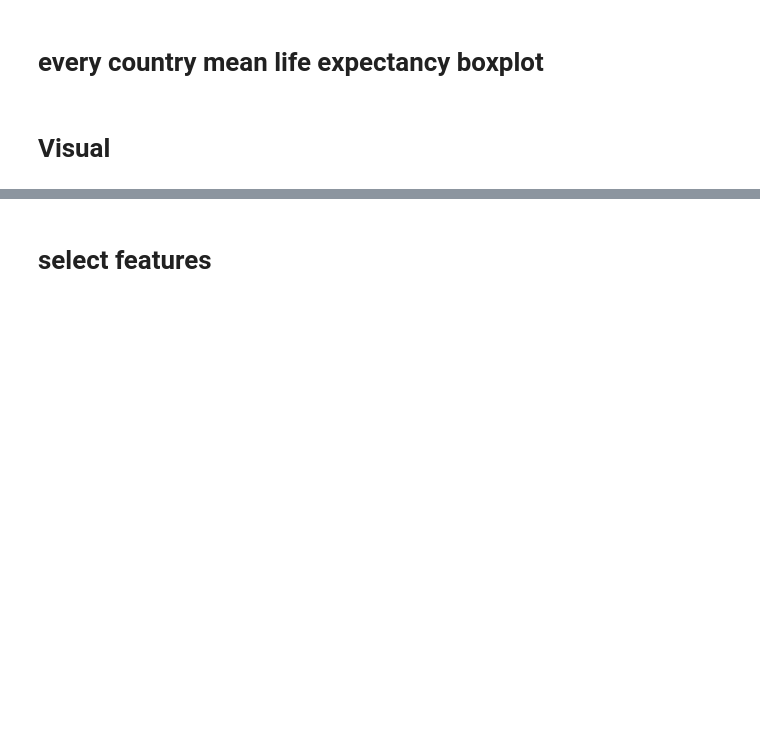
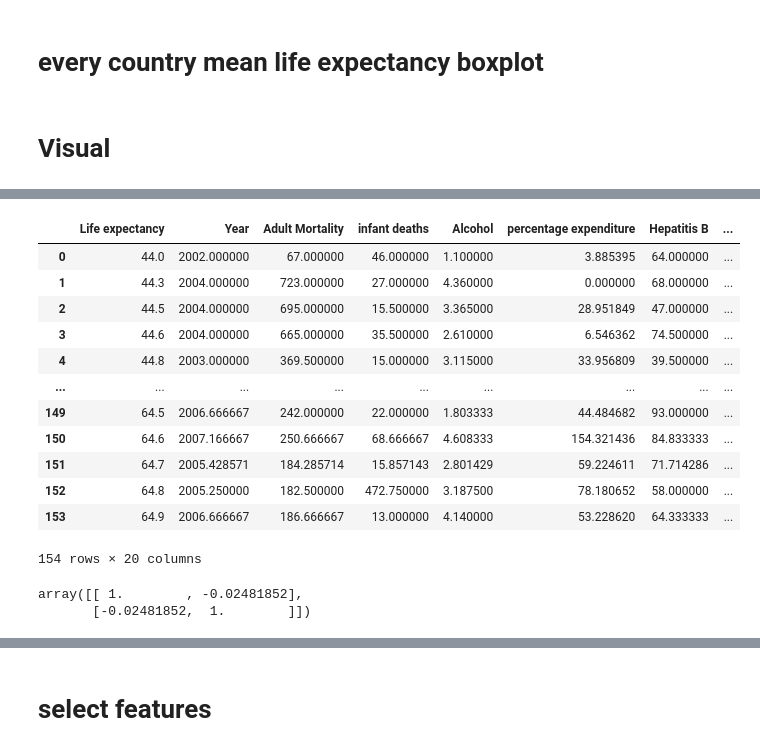
Before and after one commit to notfakearcher/yanjun, a Jupyter notebook: 01_topics/machine_learning/supervised_learning/life expectancy.ipynb, the cells around one changed output, grey strips where cells are left out. Drawn from its saved outputs; the diff is of its cells as text; code cells hidden in the pictures; blank space fills up the shorter version.

```diff
--- a/01_topics/machine_learning/supervised_learning/life expectancy.ipynb
+++ b/01_topics/machine_learning/supervised_learning/life expectancy.ipynb
@@ -129,0 +145,22 @@ life2 = life2.loc[:, cond1&cond2]
+# %%
+# mean values
+df_temp_mean  = (
+  df_temp.
+  groupby("Life expectancy ").
+  agg(np.mean)
+).reset_index()
+df_temp_mean
+# %% [output]
+|  | Life expectancy | Year | Adult Mortality | infant deaths | Alcohol | percentage expenditure | Hepatitis B | ... |
+| 0 | 44.0 | 2002.000000 | 67.000000 | 46.000000 | 1.100000 | 3.885395 | 64.000000 | ... |
+| 1 | 44.3 | 2004.000000 | 723.000000 | 27.000000 | 4.360000 | 0.000000 | 68.000000 | ... |
+| 2 | 44.5 | 2004.000000 | 695.000000 | 15.500000 | 3.365000 | 28.951849 | 47.000000 | ... |
+| 3 | 44.6 | 2004.000000 | 665.000000 | 35.500000 | 2.610000 | 6.546362 | 74.500000 | ... |
+| 4 | 44.8 | 2003.000000 | 369.500000 | 15.000000 | 3.115000 | 33.956809 | 39.500000 | ... |
+| ... | ... | ... | ... | ... | ... | ... | ... | ... |
+| 149 | 64.5 | 2006.666667 | 242.000000 | 22.000000 | 1.803333 | 44.484682 | 93.000000 | ... |
+| 150 | 64.6 | 2007.166667 | 250.666667 | 68.666667 | 4.608333 | 154.321436 | 84.833333 | ... |
+| 151 | 64.7 | 2005.428571 | 184.285714 | 15.857143 | 2.801429 | 59.224611 | 71.714286 | ... |
+| 152 | 64.8 | 2005.250000 | 182.500000 | 472.750000 | 3.187500 | 78.180652 | 58.000000 | ... |
+| 153 | 64.9 | 2006.666667 | 186.666667 | 13.000000 | 4.140000 | 53.228620 | 64.333333 | ... |
+154 rows × 20 columns
@@ -130,3 +173,8 @@ life2 = life2.loc[:, cond1&cond2]
+# %%
+np.corrcoef(a,b)
+# %% [output]
+array([[ 1.        , -0.02481852],
+       [-0.02481852,  1.        ]])
 # %%
 fig, ax = plt.subplots(19,1,figsize = (20,90))
 ax = np.ravel(ax)
```
Also changed, not shown: parts of 15 cells of this notebook.
